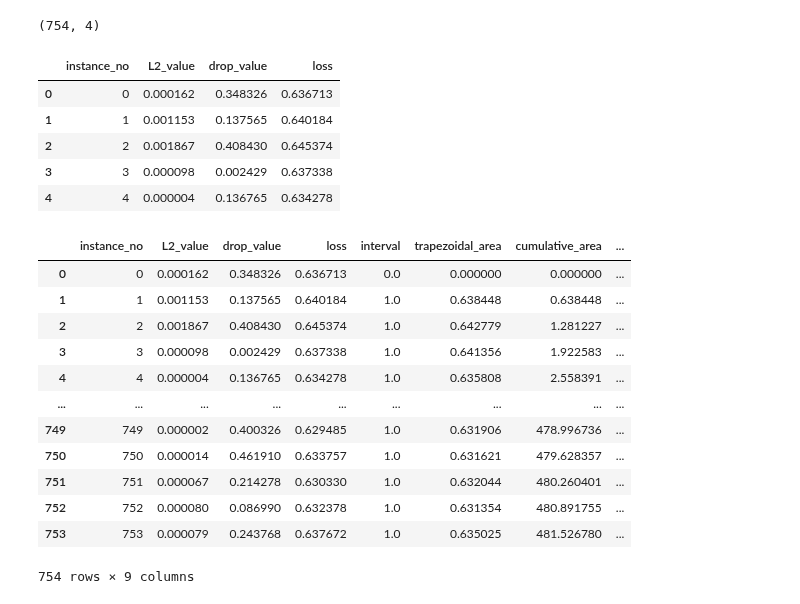
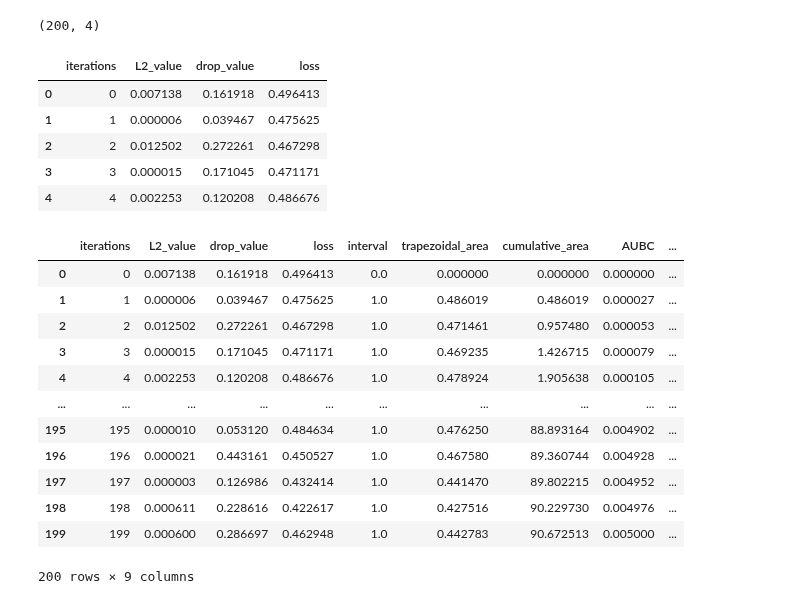
Before and after one commit to srp-group/hypothesis-testing, a Jupyter notebook: Viz2.ipynb, the cells around one changed output. Cells and saved outputs as stored; diff of their text form; code cells hidden in the pictures.

```diff
--- a/Viz2.ipynb
+++ b/Viz2.ipynb
@@ -5,46 +5,49 @@ import numpy as np
 import pandas as pd
 from scipy.interpolate import griddata
 # %%
-df = pd.read_csv('results.csv')
+df = pd.read_csv('results_splice_2024-05-17_11-41-29.csv')
 # df = pd.read_csv('AUBC_test.csv')
+
+df.columns.values[0] = 'iterations'
+
 print(df.shape)
 df.head()
 # %% [output]
-(754, 4)
+(200, 4)
-|  | instance_no | L2_value | drop_value | loss |
-| 0 | 0 | 0.000162 | 0.348326 | 0.636713 |
-| 1 | 1 | 0.001153 | 0.137565 | 0.640184 |
-| 2 | 2 | 0.001867 | 0.408430 | 0.645374 |
-| 3 | 3 | 0.000098 | 0.002429 | 0.637338 |
-| 4 | 4 | 0.000004 | 0.136765 | 0.634278 |
+|  | iterations | L2_value | drop_value | loss |
+| 0 | 0 | 0.007138 | 0.161918 | 0.496413 |
+| 1 | 1 | 0.000006 | 0.039467 | 0.475625 |
+| 2 | 2 | 0.012502 | 0.272261 | 0.467298 |
+| 3 | 3 | 0.000015 | 0.171045 | 0.471171 |
+| 4 | 4 | 0.002253 | 0.120208 | 0.486676 |
 # %%
 # Calculate the interval between each instance
-df['interval'] = df['instance_no'].diff().fillna(0)
+df['interval'] = df['iterations'].diff().fillna(0)
 
 # Calculate the trapezoidal area
 df.loc[:, 'trapezoidal_area'] = 0.5 * (df['loss'] + df['loss'].shift(1, fill_value=0)) * df['interval']
 
 df['cumulative_area'] = df['trapezoidal_area'].cumsum()
 
-df['scaled_cumulative_area'] = df['cumulative_area'] / (df['cumulative_area'].max() * df.shape[0])
+df['AUBC'] = df['cumulative_area'] / (df['cumulative_area'].max() * df.shape[0])
 
-df['scaled_area_sum'] = df['scaled_cumulative_area'].cumsum()
+df['AUBC_totals'] = df['AUBC'].cumsum()
 
 df
 # %% [output]
-|  | instance_no | L2_value | drop_value | loss | interval | trapezoidal_area | cumulative_area | ... |
-| 0 | 0 | 0.000162 | 0.348326 | 0.636713 | 0.0 | 0.000000 | 0.000000 | ... |
-| 1 | 1 | 0.001153 | 0.137565 | 0.640184 | 1.0 | 0.638448 | 0.638448 | ... |
-| 2 | 2 | 0.001867 | 0.408430 | 0.645374 | 1.0 | 0.642779 | 1.281227 | ... |
-| 3 | 3 | 0.000098 | 0.002429 | 0.637338 | 1.0 | 0.641356 | 1.922583 | ... |
-| 4 | 4 | 0.000004 | 0.136765 | 0.634278 | 1.0 | 0.635808 | 2.558391 | ... |
-| ... | ... | ... | ... | ... | ... | ... | ... | ... |
-| 749 | 749 | 0.000002 | 0.400326 | 0.629485 | 1.0 | 0.631906 | 478.996736 | ... |
-| 750 | 750 | 0.000014 | 0.461910 | 0.633757 | 1.0 | 0.631621 | 479.628357 | ... |
-| 751 | 751 | 0.000067 | 0.214278 | 0.630330 | 1.0 | 0.632044 | 480.260401 | ... |
-| 752 | 752 | 0.000080 | 0.086990 | 0.632378 | 1.0 | 0.631354 | 480.891755 | ... |
-| 753 | 753 | 0.000079 | 0.243768 | 0.637672 | 1.0 | 0.635025 | 481.526780 | ... |
+|  | iterations | L2_value | drop_value | loss | interval | trapezoidal_area | cumulative_area | AUBC | ... |
+| 0 | 0 | 0.007138 | 0.161918 | 0.496413 | 0.0 | 0.000000 | 0.000000 | 0.000000 | ... |
+| 1 | 1 | 0.000006 | 0.039467 | 0.475625 | 1.0 | 0.486019 | 0.486019 | 0.000027 | ... |
+| 2 | 2 | 0.012502 | 0.272261 | 0.467298 | 1.0 | 0.471461 | 0.957480 | 0.000053 | ... |
+| 3 | 3 | 0.000015 | 0.171045 | 0.471171 | 1.0 | 0.469235 | 1.426715 | 0.000079 | ... |
+| 4 | 4 | 0.002253 | 0.120208 | 0.486676 | 1.0 | 0.478924 | 1.905638 | 0.000105 | ... |
+| ... | ... | ... | ... | ... | ... | ... | ... | ... | ... |
+| 195 | 195 | 0.000010 | 0.053120 | 0.484634 | 1.0 | 0.476250 | 88.893164 | 0.004902 | ... |
+| 196 | 196 | 0.000021 | 0.443161 | 0.450527 | 1.0 | 0.467580 | 89.360744 | 0.004928 | ... |
+| 197 | 197 | 0.000003 | 0.126986 | 0.432414 | 1.0 | 0.441470 | 89.802215 | 0.004952 | ... |
+| 198 | 198 | 0.000611 | 0.228616 | 0.422617 | 1.0 | 0.427516 | 90.229730 | 0.004976 | ... |
+| 199 | 199 | 0.000600 | 0.286697 | 0.462948 | 1.0 | 0.442783 | 90.672513 | 0.005000 | ... |
-754 rows × 9 columns
+200 rows × 9 columns
 # %%
 def plot_3d_scatter_surface(df, x_variable, y_variables, output_variable, surface=True, highlight=False):
     name = ['L2', 'Dropout']
```
Also changed, not shown: parts of 5 cells of this notebook, 5 other files.
